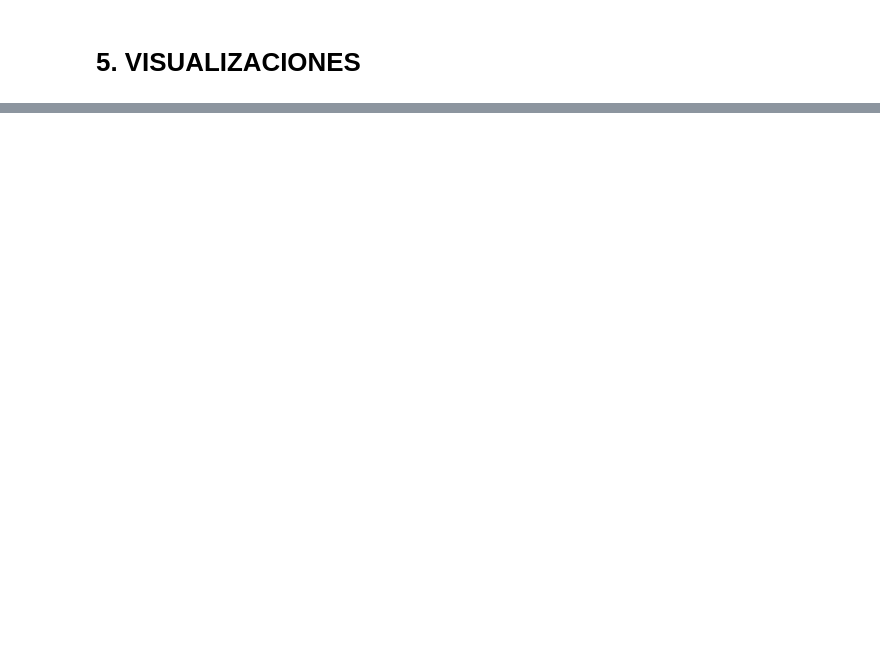
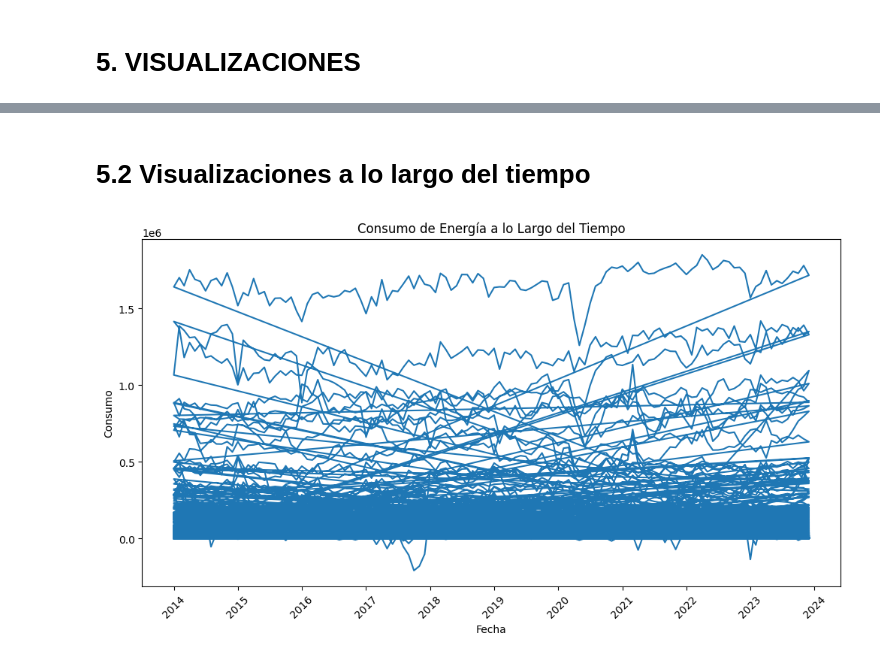
Before and after one commit to MariaMercedesLopez97/analisis_casas, a Jupyter notebook: notebooks/analisis_energia_Brasil.ipynb, the cells around one changed output, grey strips where cells are left out. Saved outputs shown, nothing was run; the diff lists cells and outputs as text; code cells hidden in the pictures; blank space fills up the shorter version.

```diff
--- a/notebooks/analisis_energia_Brasil.ipynb
+++ b/notebooks/analisis_energia_Brasil.ipynb
@@ -86,0 +145,3 @@ NameError: name 'pd' is not defined
+# %%
+#1. Fechas:
+energy_brasil['Data'] = pd.to_datetime(energy_brasil['Data'], format='%Y%m%d')
@@ -87,7 +150,7 @@ NameError: name 'pd' is not defined
 # %% [markdown]
 # Creación de características temporales
 # %%
-energy_brasil['year'] = energy_brasil['date'].dt.year
-energy_brasil['month'] = energy_brasil['date'].dt.month
-energy_brasil['day_of_week'] = energy_brasil['date'].dt.dayofweek
-energy_brasil['hour'] = energy_brasil['date'].dt.hour
+# 2. Crear columnas temporales
+energy_brasil['año'] = energy_brasil['Data'].dt.year
+energy_brasil['mes'] = energy_brasil['Data'].dt.month
+energy_brasil['dia_semana'] = energy_brasil['Data'].dt.dayofweek
@@ -95,0 +157,8 @@ NameError: name 'energy_brasil' is not defined
+# %%
+# 3. Convertir columnas numéricas (asegurando tipo correcto)
+energy_brasil['Consumidores'] = pd.to_numeric(energy_brasil['Consumidores'], errors='coerce')
+energy_brasil['Consumo'] = pd.to_numeric(energy_brasil['Consumo'], errors='coerce')
+
+# Verificar los nuevos tipos de datos
+print("\nNuevos tipos de datos:")
+print(energy_brasil.dtypes)
@@ -189,16 +221,0 @@ NameError: name 'plt' is not defined
-# %%
-energy_brasil['MA7'] = energy_brasil['consumption'].rolling(window=7).mean()
-energy_brasil['MA30'] = energy_brasil['consumption'].rolling(window=30).mean()
-
-plt.figure(figsize=(15, 7))
-plt.plot(energy_brasil['date'], energy_brasil['consumption'],
-         alpha=0.5, label='Consumo Real')
-plt.plot(energy_brasil['date'], energy_brasil['MA7'],
-         label='Media Móvil 7 días')
-plt.plot(energy_brasil['date'], energy_brasil['MA30'],
-         label='Media Móvil 30 días')
-plt.title('Análisis de Tendencias en el Consumo')
-plt.xlabel('Fecha')
-plt.ylabel('Consumo')
-plt.legend()
-plt.show()
@@ -236,0 +277,13 @@ NameError: name 'energy_brasil' is not defined
+# %% [markdown]
+# 5.2 Visualizaciones a lo largo del tiempo
+# %%
+# Gráfico de línea para consumo a lo largo del tiempo
+plt.figure(figsize=(12, 6))
+plt.plot(energy_brasil['Data'], energy_brasil['Consumo'])
+plt.title('Consumo de Energía a lo Largo del Tiempo')
+plt.xlabel('Fecha')
+plt.ylabel('Consumo')
+plt.xticks(rotation=45)
+plt.show()
+# %% [output]
+[figure, added]
```
Also changed, not shown: parts of 45 cells of this notebook, 1 other file.
